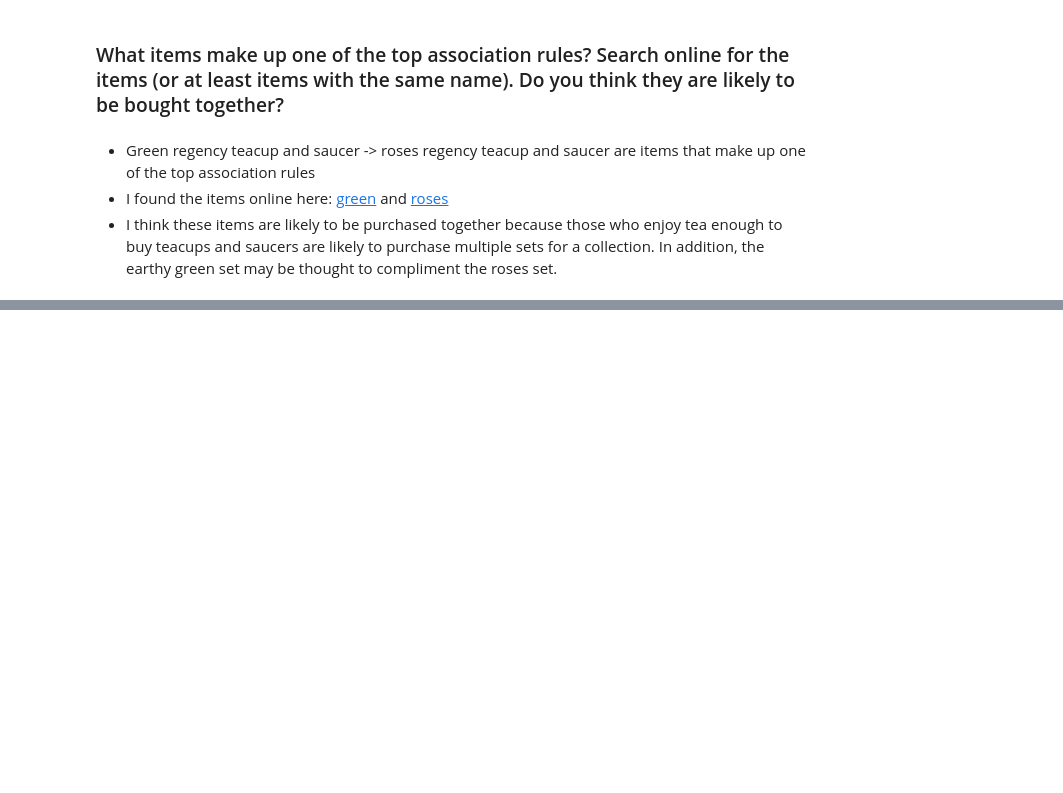
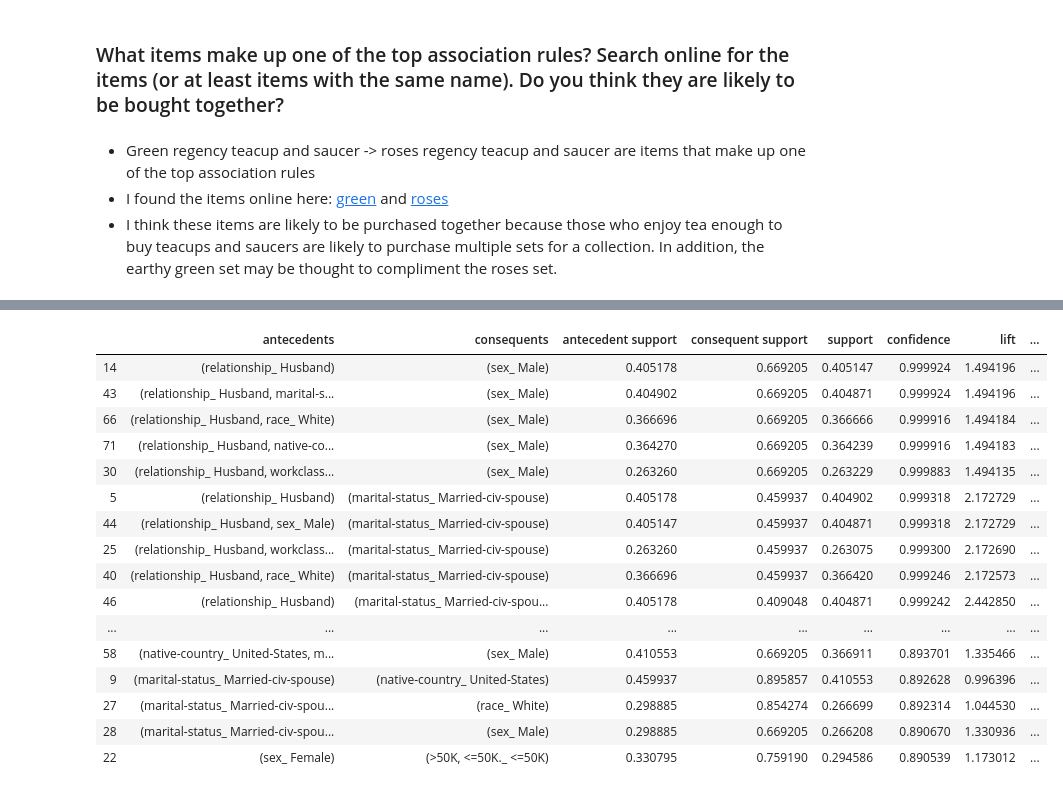
Before and after one commit to run-cmw/data-mining-practice, a Jupyter notebook: assignment3-wells.ipynb, the cells around one changed output, grey strips where cells are left out. Cells and saved outputs as stored; diff of their text form; code cells hidden in the pictures; blank space fills up the shorter version.

```diff
--- a/assignment3-wells.ipynb
+++ b/assignment3-wells.ipynb
@@ -91,0 +95,12 @@ rules.head()
+# %%
+import numpy as np
+
+# Load adult dataset
+path = "https://raw.githubusercontent.com/cs6220/cs6220.spring2019/master/data/adult/"
+
+names = pd.read_csv(path + "adult.names", sep="\n", header=None)
+parse_cols = lambda x: x.str.split(":", expand=True).iloc[:, 0]
+columns = np.roll(parse_cols(names.iloc[92:108, 0]), shift=-1)
+
+df_adult = pd.read_csv(path + "adult.data", sep=",", header=None, index_col=False)
+df_adult.columns = columns
@@ -91,0 +111,4 @@ rules.head()
+# %%
+# Drop continuous columns (numbers)
+df_discrete = df_adult.drop(df_adult.select_dtypes(include=[np.number]), axis=1)
+df_discrete
@@ -91,0 +129,4 @@ rules.head()
+# %%
+#Encode discrete data with pandas
+df_encoded = pd.get_dummies(df_discrete)
+df_encoded
@@ -91,0 +149,4 @@ rules.head()
+# %%
+# Get frequent itemsets (max len = 3, minsup = 25%)
+freq_itemsets = apriori(df_encoded, min_support=0.25, use_colnames=True, max_len=3)
+freq_itemsets
@@ -91,0 +167,22 @@ rules.head()
+# %%
+# Generate association rules based on confidence
+census_confidence_rules = association_rules(freq_itemsets, metric="confidence", min_threshold=0.8)
+census_confidence_rules.sort_values(by='confidence', ascending=False)[:50]
+# %% [output]
+|  | antecedents | consequents | antecedent support | consequent support | support | confidence | lift | ... |
+| 14 | (relationship_ Husband) | (sex_ Male) | 0.405178 | 0.669205 | 0.405147 | 0.999924 | 1.494196 | ... |
+| 43 | (relationship_ Husband, marital-s... | (sex_ Male) | 0.404902 | 0.669205 | 0.404871 | 0.999924 | 1.494196 | ... |
+| 66 | (relationship_ Husband, race_ White) | (sex_ Male) | 0.366696 | 0.669205 | 0.366666 | 0.999916 | 1.494184 | ... |
+| 71 | (relationship_ Husband, native-co... | (sex_ Male) | 0.364270 | 0.669205 | 0.364239 | 0.999916 | 1.494183 | ... |
+| 30 | (relationship_ Husband, workclass... | (sex_ Male) | 0.263260 | 0.669205 | 0.263229 | 0.999883 | 1.494135 | ... |
+| 5 | (relationship_ Husband) | (marital-status_ Married-civ-spouse) | 0.405178 | 0.459937 | 0.404902 | 0.999318 | 2.172729 | ... |
+| 44 | (relationship_ Husband, sex_ Male) | (marital-status_ Married-civ-spouse) | 0.405147 | 0.459937 | 0.404871 | 0.999318 | 2.172729 | ... |
+| 25 | (relationship_ Husband, workclass... | (marital-status_ Married-civ-spouse) | 0.263260 | 0.459937 | 0.263075 | 0.999300 | 2.172690 | ... |
+| 40 | (relationship_ Husband, race_ White) | (marital-status_ Married-civ-spouse) | 0.366696 | 0.459937 | 0.366420 | 0.999246 | 2.172573 | ... |
+| 46 | (relationship_ Husband) | (marital-status_ Married-civ-spou... | 0.405178 | 0.409048 | 0.404871 | 0.999242 | 2.442850 | ... |
+| ... | ... | ... | ... | ... | ... | ... | ... | ... |
+| 58 | (native-country_ United-States, m... | (sex_ Male) | 0.410553 | 0.669205 | 0.366911 | 0.893701 | 1.335466 | ... |
+| 9 | (marital-status_ Married-civ-spouse) | (native-country_ United-States) | 0.459937 | 0.895857 | 0.410553 | 0.892628 | 0.996396 | ... |
+| 27 | (marital-status_ Married-civ-spou... | (race_ White) | 0.298885 | 0.854274 | 0.266699 | 0.892314 | 1.044530 | ... |
+| 28 | (marital-status_ Married-civ-spou... | (sex_ Male) | 0.298885 | 0.669205 | 0.266208 | 0.890670 | 1.330936 | ... |
+| 22 | (sex_ Female) | (>50K, <=50K._ <=50K) | 0.330795 | 0.759190 | 0.294586 | 0.890539 | 1.173012 | ... |
```
Also changed, not shown: parts of 21 cells of this notebook.
